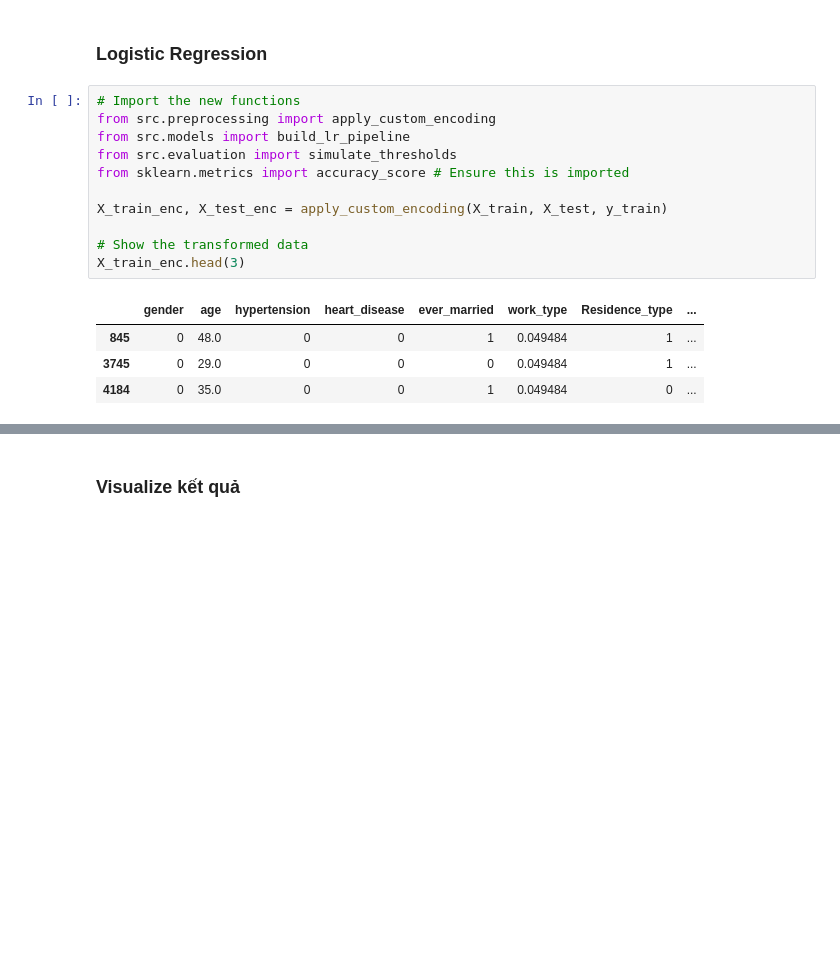
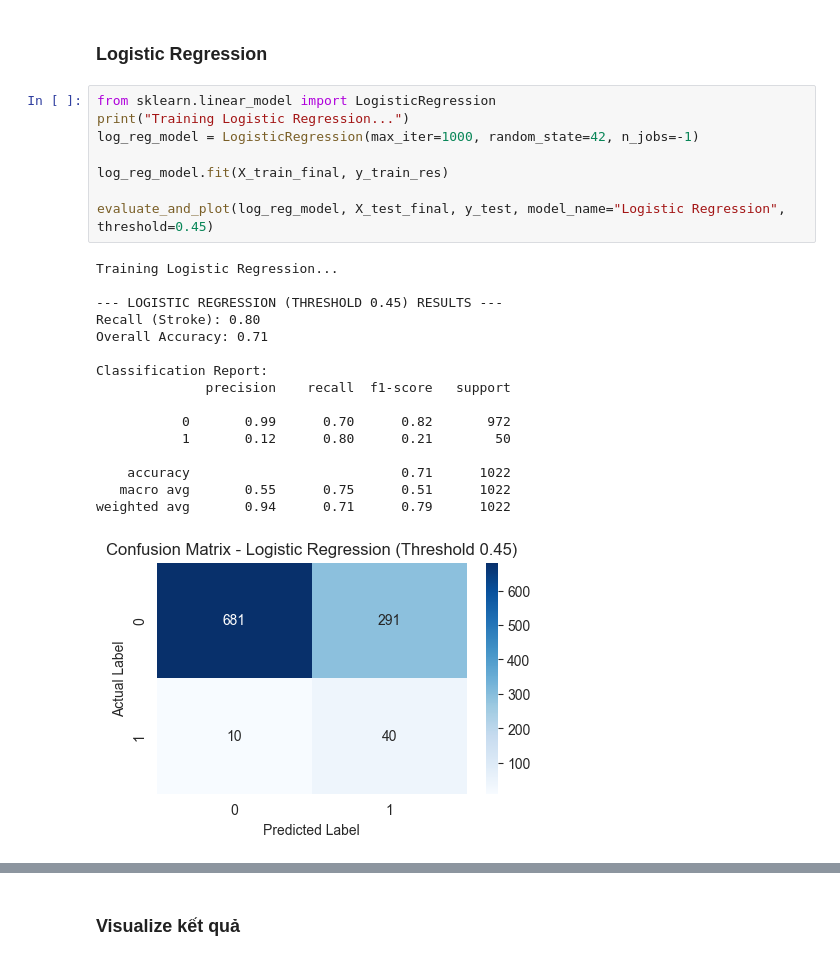
Before and after one commit to ThinHu/stroke-risk-prediction, a Jupyter notebook: notebook.ipynb, the cells around one changed output, grey strips where cells are left out. Drawn from its saved outputs; the diff is of its cells as text; blank space fills up the shorter version.

```diff
--- a/notebook.ipynb
+++ b/notebook.ipynb
@@ -606,18 +601,27 @@ weighted avg       0.93      0.83      0.87      1022
 # %% [markdown]
 ### Logistic Regression
 # %%
-# Import the new functions
-from src.preprocessing import apply_custom_encoding
-from src.models import build_lr_pipeline
-from src.evaluation import simulate_thresholds
-from sklearn.metrics import accuracy_score # Ensure this is imported
+from sklearn.linear_model import LogisticRegression
+print("Training Logistic Regression...")
+log_reg_model = LogisticRegression(max_iter=1000, random_state=42, n_jobs=-1)
 
-X_train_enc, X_test_enc = apply_custom_encoding(X_train, X_test, y_train)
+log_reg_model.fit(X_train_final, y_train_res)
 
-# Show the transformed data
-X_train_enc.head(3)
+evaluate_and_plot(log_reg_model, X_test_final, y_test, model_name="Logistic Regression", threshold=0.45)
 # %% [output]
-|  | gender | age | hypertension | heart_disease | ever_married | work_type | Residence_type | ... |
-| 845 | 0 | 48.0 | 0 | 0 | 1 | 0.049484 | 1 | ... |
-| 3745 | 0 | 29.0 | 0 | 0 | 0 | 0.049484 | 1 | ... |
-| 4184 | 0 | 35.0 | 0 | 0 | 1 | 0.049484 | 0 | ... |
+Training Logistic Regression...
+
+--- LOGISTIC REGRESSION (THRESHOLD 0.45) RESULTS ---
+Recall (Stroke): 0.80
+Overall Accuracy: 0.71
+
+Classification Report:
+              precision    recall  f1-score   support
+
+           0       0.99      0.70      0.82       972
+           1       0.12      0.80      0.21        50
+
+    accuracy                           0.71      1022
+   macro avg       0.55      0.75      0.51      1022
+weighted avg       0.94      0.71      0.79      1022
+[figure, added]
```
Also changed, not shown: parts of 19 cells of this notebook, 2 other files.
